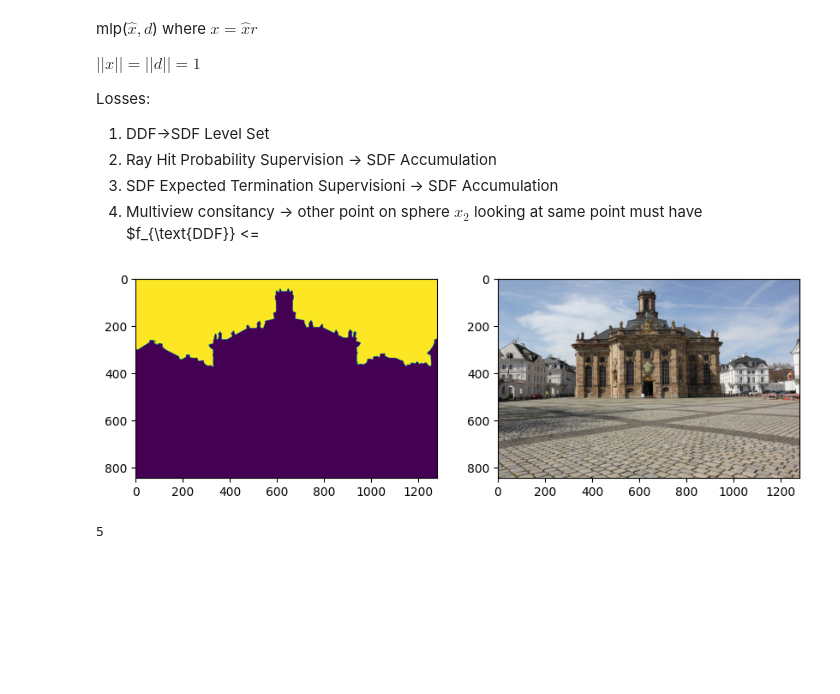
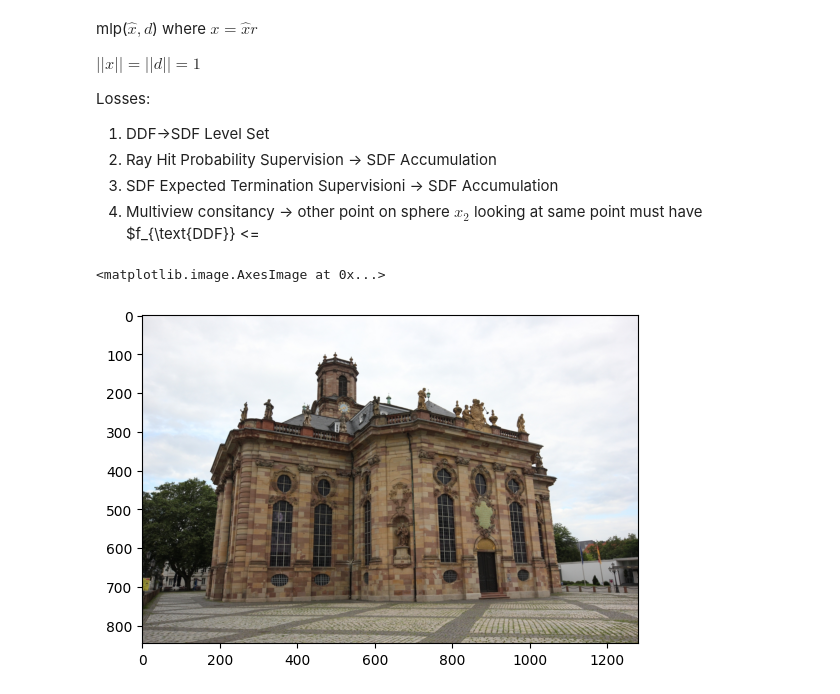
Before and after one commit to JADGardner/neusky, a Jupyter notebook: notebooks/ddf.ipynb, the cells around one changed output. Saved outputs shown, nothing was run; the diff lists cells and outputs as text; code cells hidden in the pictures; blank space fills up the shorter version.

```diff
--- a/notebooks/ddf.ipynb
+++ b/notebooks/ddf.ipynb
@@ -286,13 +124,6 @@ class DDFSDFDataset(Dataset):
-# %%
-# plot batch['mask'] and batch['image] on same figure using matplotlib
-batch = datamanager.train_dataset.get_data(80)
-fig, ax = plt.subplots(1, 2, figsize=(10, 5))
-ax[0].imshow(batch['fg_mask'].cpu().numpy())
-ax[1].imshow(batch['image'].cpu().numpy())
-plt.show()
-# %% [output]
-[figure, removed]
-# %%
-len(batch['fg_mask'])
-# %% [output]
-5
+# %%
+ray_bundle, batch = datamanager.fixed_indices_eval_dataloader.get_data_from_image_idx(0)
+plt.imshow(batch['image'].cpu().numpy())
+# %% [output]
+<matplotlib.image.AxesImage at 0x...>
+[figure, added]
```
Also changed, not shown: parts of 12 cells of this notebook, 5 other files.
